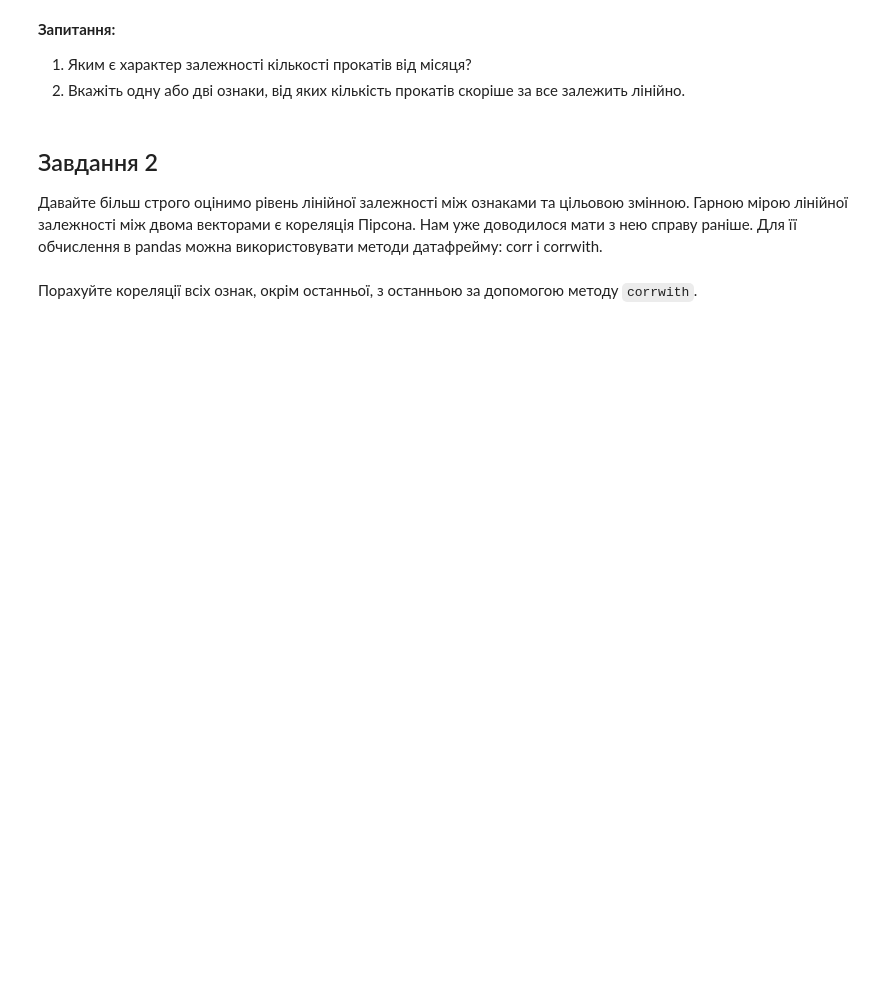
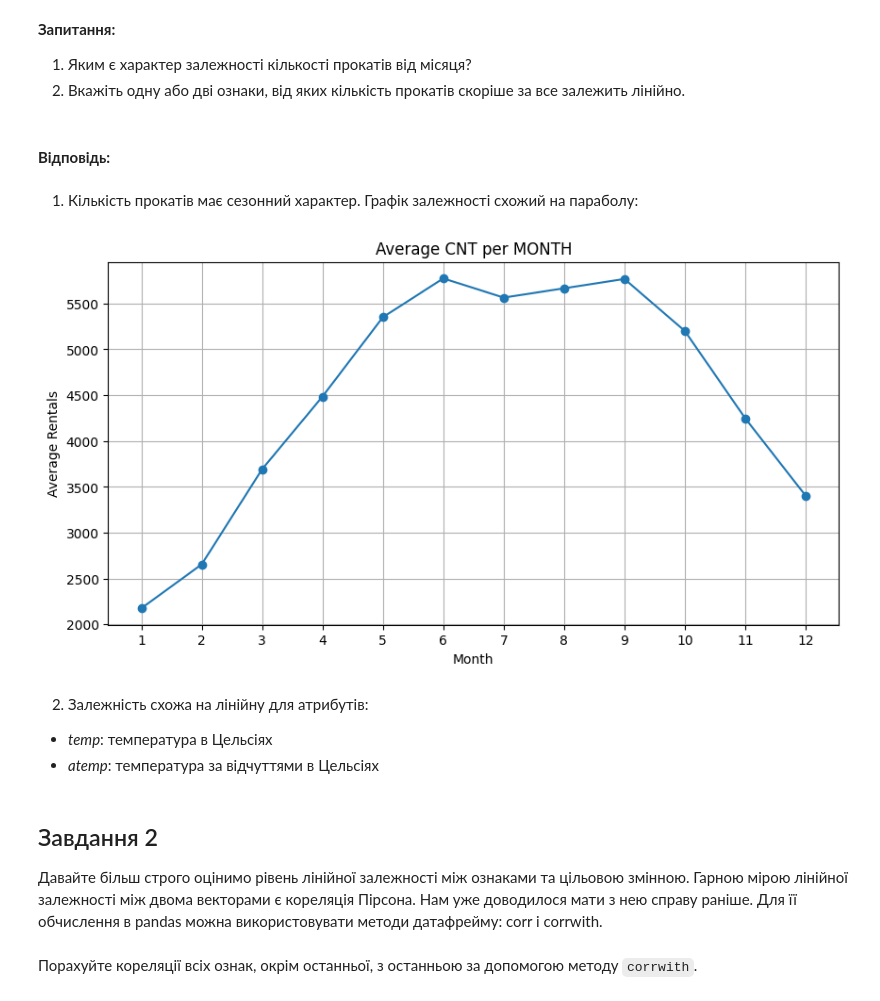
Before and after one commit to KyryloChalov/DS, a Jupyter notebook: HW_04/hw4.ipynb, the cells around one changed output. Drawn from its saved outputs; the diff is of its cells as text; code cells hidden in the pictures; blank space fills up the shorter version.

```diff
--- a/HW_04/hw4.ipynb
+++ b/HW_04/hw4.ipynb
@@ -54,6 +79,27 @@ df.head()
 __Запитання:__
 1. Яким є характер залежності кількості прокатів від місяця?
 1. Вкажіть одну або дві ознаки, від яких кількість прокатів скоріше за все залежить лінійно.
+# %% [markdown]
+#### **Відповідь:**
+# %% [markdown]
+1. Кількість прокатів має сезонний характер. Графік залежності схожий на параболу:
+# %%
+monthly_rent = df.groupby("mnth")["cnt"].mean()
+
+plt.figure(figsize=(10, 5))
+plt.plot(monthly_rent.index, monthly_rent.values, marker="o")
+plt.title("Average CNT per MONTH")
+plt.xlabel("Month")
+plt.ylabel("Average Rentals")
+plt.xticks(monthly_rent.index)
+plt.grid(True)
+plt.show()
+# %% [output]
+[figure, added]
+# %% [markdown]
+2. Залежність схожа на лінійну для атрибутів:
+* _temp_: температура в Цельсіях
+* _atemp_: температура за відчуттями в Цельсіях
 # %% [markdown]
 ## Завдання 2
 
```
Also changed, not shown: parts of 37 cells of this notebook.
